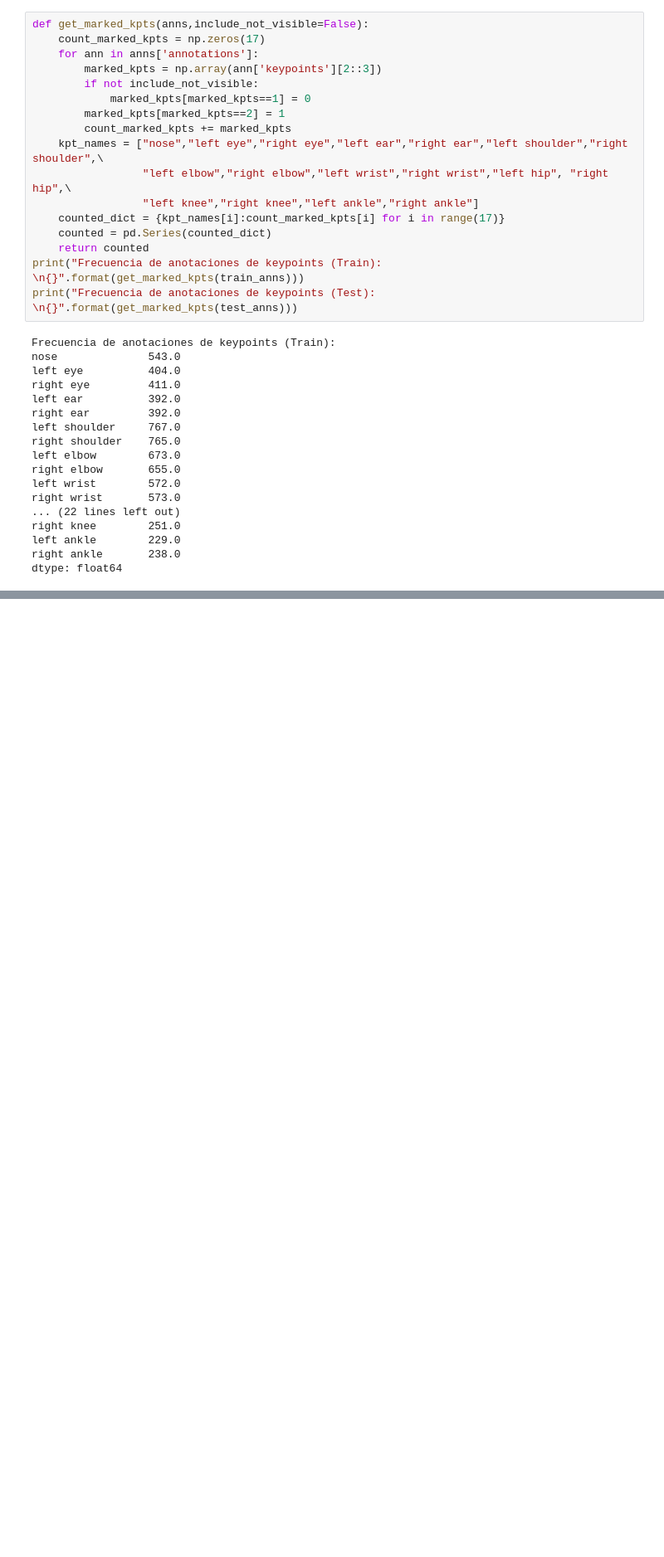
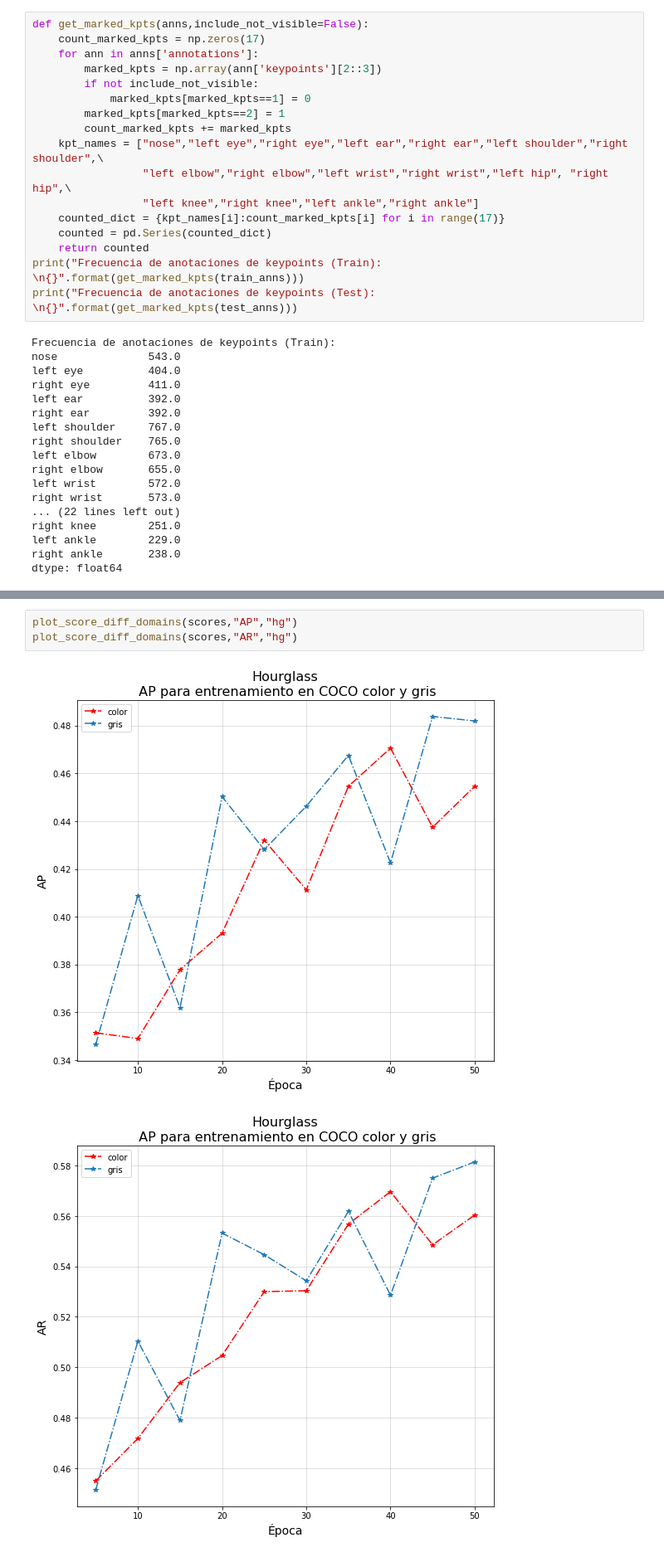
Before and after one commit to jsmithdlc/CenterNet-ThermalPose, a Jupyter notebook: src/pretty_plotts.ipynb, the cells around one changed output, grey strips where cells are left out. Shown at 83% size. Saved outputs shown, nothing was run; the diff lists cells and outputs as text; blank space fills up the shorter version.

```diff
--- a/src/pretty_plotts.ipynb
+++ b/src/pretty_plotts.ipynb
@@ -172,0 +272,6 @@ dtype: float64
+# %%
+plot_score_diff_domains(scores,"AP","hg")
+plot_score_diff_domains(scores,"AR","hg")
+# %% [output]
+[figure, added]
+[figure, added]
```
Also changed, not shown: parts of 13 cells of this notebook, 31 other files.
